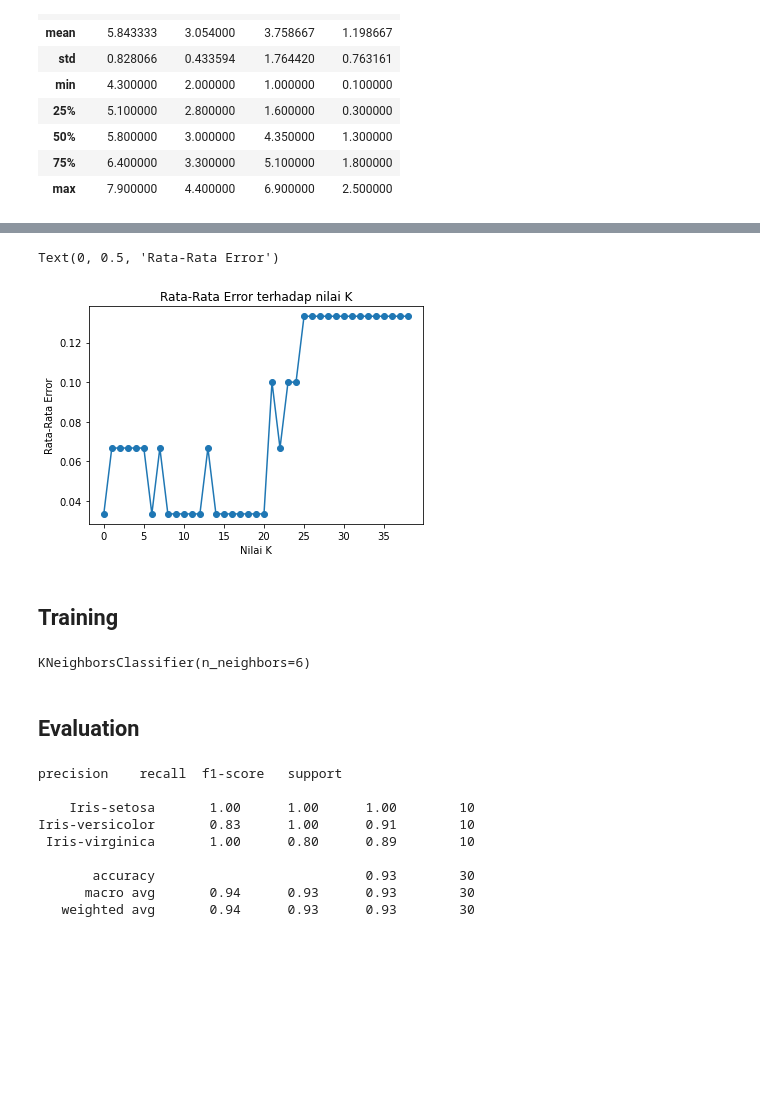
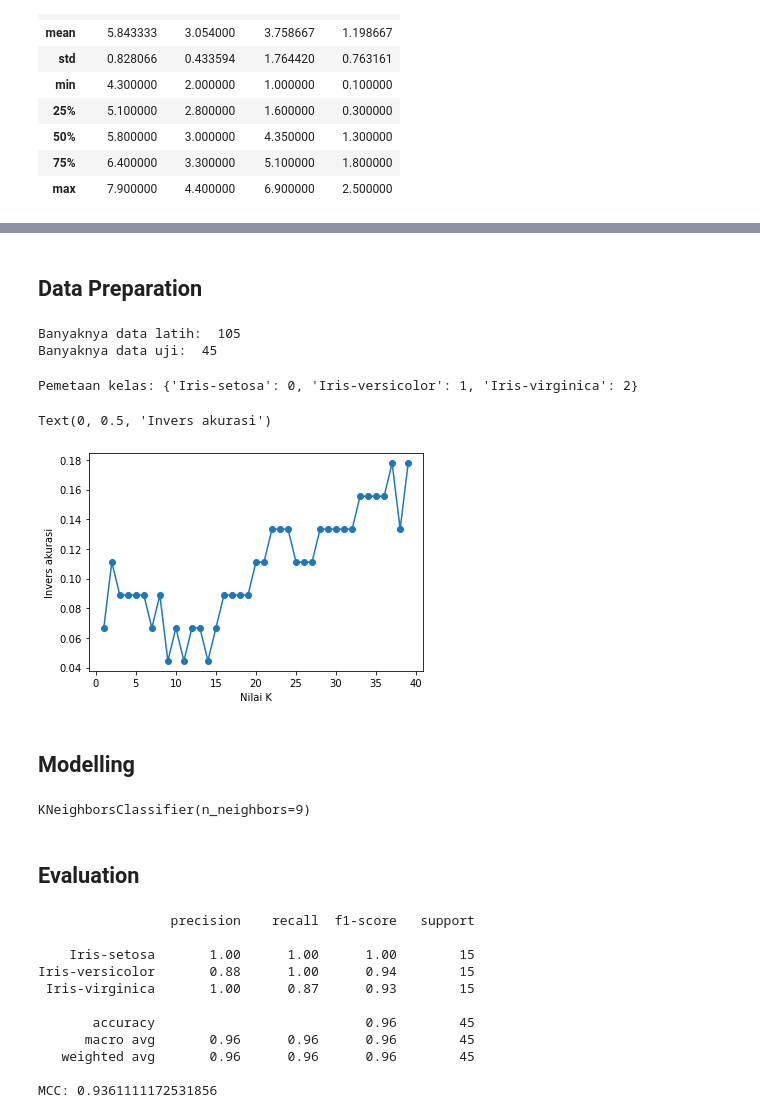
Before and after one commit to Kodesiana/book-ml-python, a Jupyter notebook: jupyter/classification_knn.ipynb, the cells around one changed output, grey strips where cells are left out. Drawn from its saved outputs; the diff is of its cells as text; code cells hidden in the pictures; blank space fills up the shorter version.

```diff
--- a/jupyter/classification_knn.ipynb
+++ b/jupyter/classification_knn.ipynb
@@ -55,10 +57,18 @@ sns.pairplot(df, hue='class')
+# %% [markdown]
+## Data Preparation
 # %%
 # Memisahkan features dan label
 X = df.iloc[:, :-1].values
 y = df.iloc[:, 4].values
 # %%
 # Membagi data latih dan uji
-X_train, X_test, y_train, y_test = train_test_split(X, y, test_size=0.2, shuffle=True, stratify=y, random_state=42)
+X_train, X_test, y_train, y_test = train_test_split(X, y, test_size=0.30, shuffle=True, stratify=y, random_state=42)
+
+print("Banyaknya data latih: ", len(X_train))
+print("Banyaknya data uji: ", len(X_test))
+# %% [output]
+Banyaknya data latih:  105
+Banyaknya data uji:  45
 # %%
 # Melakukan label encoding
 lb = LabelEncoder()
@@ -66,4 +76,9 @@ lb.fit(y_train)
 
 y_train = lb.transform(y_train)
 y_test = lb.transform(y_test)
+
+class_mapping = dict(zip(lb.classes_, lb.transform(lb.classes_)))
+print("Pemetaan kelas:", class_mapping)
+# %% [output]
+Pemetaan kelas: {'Iris-setosa': 0, 'Iris-versicolor': 1, 'Iris-virginica': 2}
 # %%
@@ -74,47 +89,49 @@ scaler.fit(X_train)
 X_train = scaler.transform(X_train)
 X_test = scaler.transform(X_test)
 # %%
-# Menentukan nilai k dari Mean Average Error
+# Menentukan nilai k dari invers akurasi
 error = []
 
 for i in range(1, 40):
-    knn = KNeighborsClassifier(n_neighbors = i)
+    knn = KNeighborsClassifier(n_neighbors=i)
     knn.fit(X_train, y_train)
 
     pred_i = knn.predict(X_test)
-    error.append(np.mean(pred_i != y_test))
+    error.append(1 - accuracy_score(y_test, pred_i))
 
-plt.figure()
-plt.plot(error, marker='o')
-plt.title('Rata-Rata Error terhadap nilai K')
+plt.plot(range(1, 40), error, marker='o')
 plt.xlabel('Nilai K')
-plt.ylabel('Rata-Rata Error')
+plt.ylabel('Invers akurasi')
 # %% [output]
-Text(0, 0.5, 'Rata-Rata Error')
+Text(0, 0.5, 'Invers akurasi')
-[figure, old version]
+[figure, new version]
 # %% [markdown]
-## Training
+## Modelling
 # %%
-# Membuat model dengan data latih dan k = 6
-classifier = KNeighborsClassifier(n_neighbors=6)
+# Membuat model dengan data latih dan k = 9
+classifier = KNeighborsClassifier(n_neighbors=9)
 classifier.fit(X_train, y_train)
 # %% [output]
-KNeighborsClassifier(n_neighbors=6)
+KNeighborsClassifier(n_neighbors=9)
 # %% [markdown]
 ## Evaluation
 # %%
 # Melakukan prediksi dengan data uji dan menampilkan statistik klasifikasi
 y_pred = classifier.predict(X_test)
+
 print(classification_report(y_test, y_pred, target_names=lb.classes_))
+print("MCC:", matthews_corrcoef(y_test, y_pred))
 # %% [output]
-precision    recall  f1-score   support
+                 precision    recall  f1-score   support
 
-    Iris-setosa       1.00      1.00      1.00        10
-Iris-versicolor       0.83      1.00      0.91        10
- Iris-virginica       1.00      0.80      0.89        10
+    Iris-setosa       1.00      1.00      1.00        15
+Iris-versicolor       0.88      1.00      0.94        15
+ Iris-virginica       1.00      0.87      0.93        15
 
-       accuracy                           0.93        30
-      macro avg       0.94      0.93      0.93        30
-   weighted avg       0.94      0.93      0.93        30
+       accuracy                           0.96        45
+      macro avg       0.96      0.96      0.96        45
+   weighted avg       0.96      0.96      0.96        45
+
+MCC: 0.9361111172531856
 # %%
 # Menampilkan confusion matrix
```
Also changed, not shown: parts of 14 cells of this notebook.
